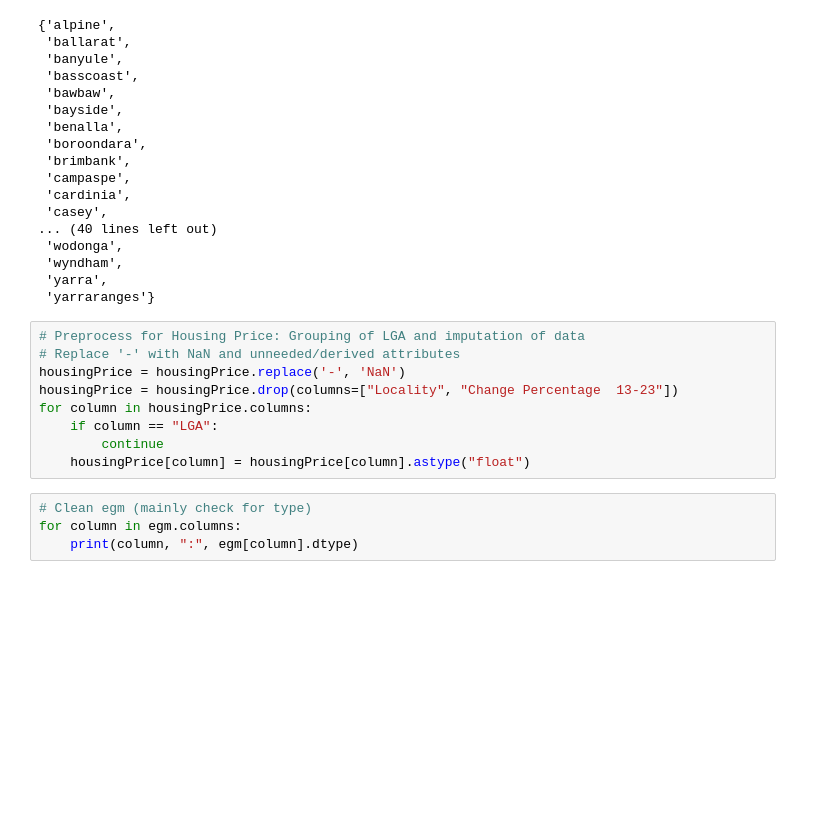
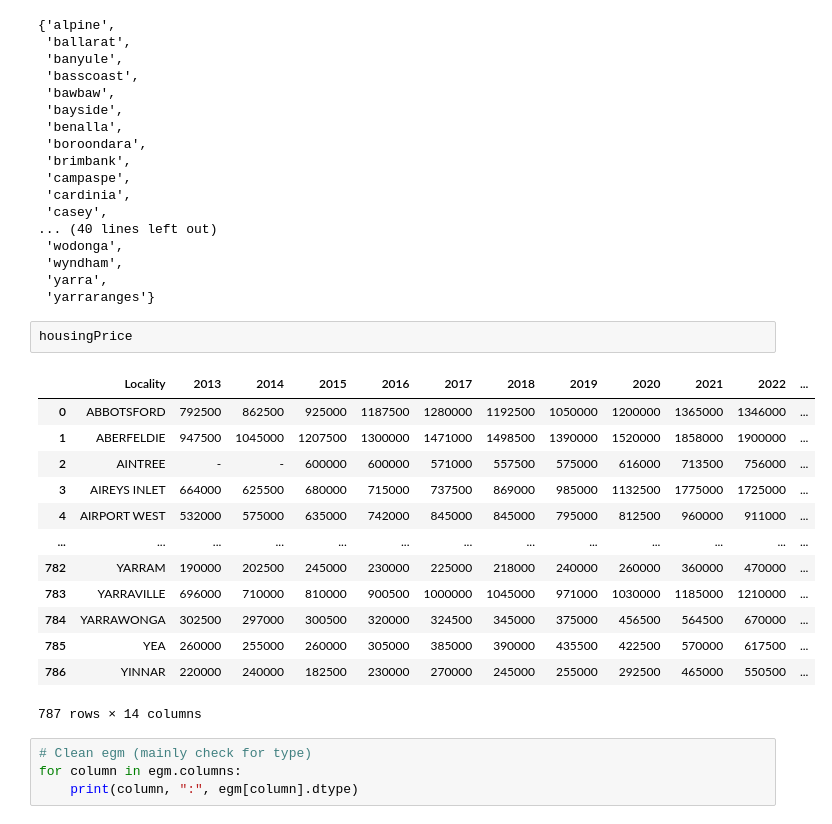
Before and after one commit to khangluong2004/COMP20008_Assignment2, a Jupyter notebook: khang/preProcessing.ipynb, the cells around one changed output. Drawn from its saved outputs; the diff is of its cells as text; blank space fills up the shorter version.

```diff
--- a/khang/preProcessing.ipynb
+++ b/khang/preProcessing.ipynb
@@ -237,15 +238,22 @@ Check union of LGA:  56
  'wyndham',
  'yarra',
  'yarraranges'}
-# %%
-# Preprocess for Housing Price: Grouping of LGA and imputation of data
-# Replace '-' with NaN and unneeded/derived attributes
-housingPrice = housingPrice.replace('-', 'NaN')
-housingPrice = housingPrice.drop(columns=["Locality", "Change Percentage  13-23"])
-for column in housingPrice.columns:
-    if column == "LGA":
-        continue
-    housingPrice[column] = housingPrice[column].astype("float")
+# %%
+housingPrice
+# %% [output]
+|  | Locality | 2013 | 2014 | 2015 | 2016 | 2017 | 2018 | 2019 | 2020 | 2021 | 2022 | ... |
+| 0 | ABBOTSFORD | 792500 | 862500 | 925000 | 1187500 | 1280000 | 1192500 | 1050000 | 1200000 | 1365000 | 1346000 | ... |
+| 1 | ABERFELDIE | 947500 | 1045000 | 1207500 | 1300000 | 1471000 | 1498500 | 1390000 | 1520000 | 1858000 | 1900000 | ... |
+| 2 | AINTREE | - | - | 600000 | 600000 | 571000 | 557500 | 575000 | 616000 | 713500 | 756000 | ... |
+| 3 | AIREYS INLET | 664000 | 625500 | 680000 | 715000 | 737500 | 869000 | 985000 | 1132500 | 1775000 | 1725000 | ... |
+| 4 | AIRPORT WEST | 532000 | 575000 | 635000 | 742000 | 845000 | 845000 | 795000 | 812500 | 960000 | 911000 | ... |
+| ... | ... | ... | ... | ... | ... | ... | ... | ... | ... | ... | ... | ... |
+| 782 | YARRAM | 190000 | 202500 | 245000 | 230000 | 225000 | 218000 | 240000 | 260000 | 360000 | 470000 | ... |
+| 783 | YARRAVILLE | 696000 | 710000 | 810000 | 900500 | 1000000 | 1045000 | 971000 | 1030000 | 1185000 | 1210000 | ... |
+| 784 | YARRAWONGA | 302500 | 297000 | 300500 | 320000 | 324500 | 345000 | 375000 | 456500 | 564500 | 670000 | ... |
+| 785 | YEA | 260000 | 255000 | 260000 | 305000 | 385000 | 390000 | 435500 | 422500 | 570000 | 617500 | ... |
+| 786 | YINNAR | 220000 | 240000 | 182500 | 230000 | 270000 | 245000 | 255000 | 292500 | 465000 | 550500 | ... |
+787 rows × 14 columns
 # %%
 # Clean egm (mainly check for type)
 for column in egm.columns:
```
Also changed, not shown: parts of 15 cells of this notebook, 3 other files.
